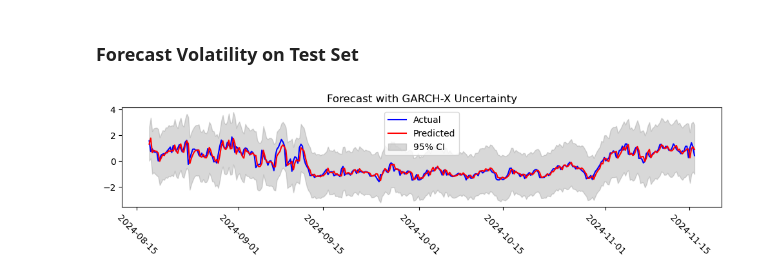
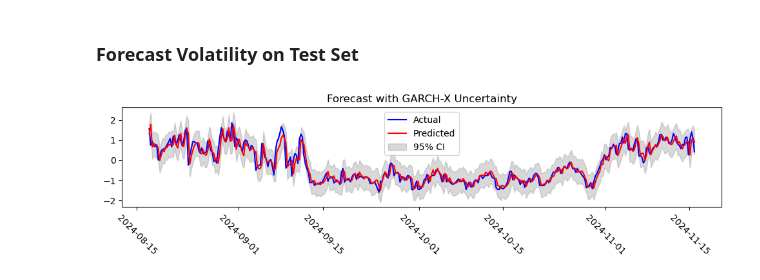
Before and after one commit to ecohn44/cascaded-hydro, a Jupyter notebook: forecasting/DDU-framework.ipynb, the cells around one changed output. Drawn from its saved outputs; the diff is of its cells as text; code cells hidden in the pictures.

```diff
--- a/forecasting/DDU-framework.ipynb
+++ b/forecasting/DDU-framework.ipynb
@@ -461,11 +464,12 @@ volatility_forecast = forecast_volatility(result, y.values, x_test)
 # %%
 y_pred_test = dry_y_pred
 y_test = dry_splits['dry_y_test']
 
 # Create confidence bands
 ci_bands = create_confidence_bands(y_test, y_pred_test, volatility_forecast, confidence_level)
 
 # Plot everything together
-cond_vol = plot_forecast_with_uncertainty(y_test, y_pred_test, volatility_forecast)
+rescaled_vol = rescale(volatility_forecast, dry_y_res.mean(), dry_y_res.std())
+cond_vol = plot_forecast_with_uncertainty(y_test, y_pred_test, rescaled_vol)
 # %% [output]
-[figure, old version]
+[figure, new version]
```
Also changed, not shown: parts of 9 cells of this notebook, 7 other files.
